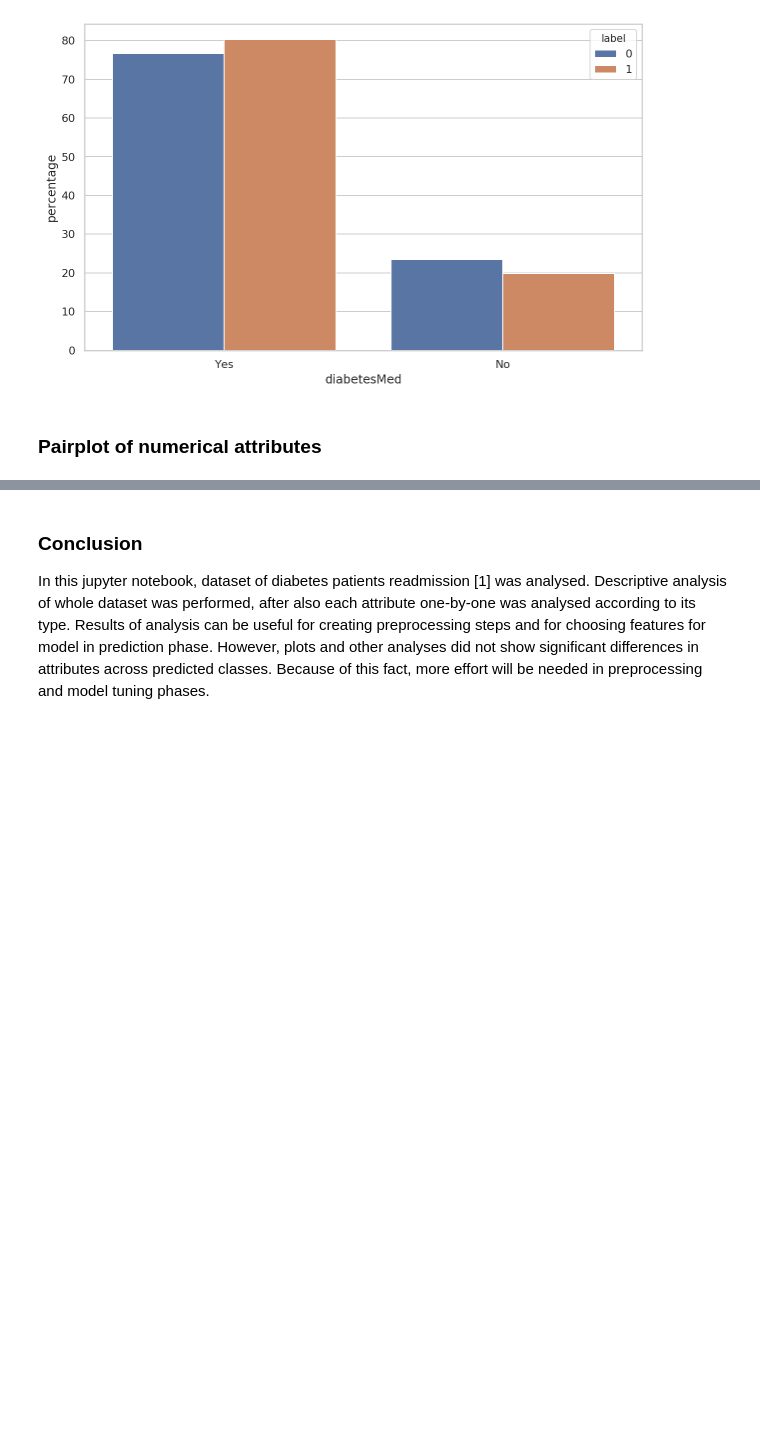
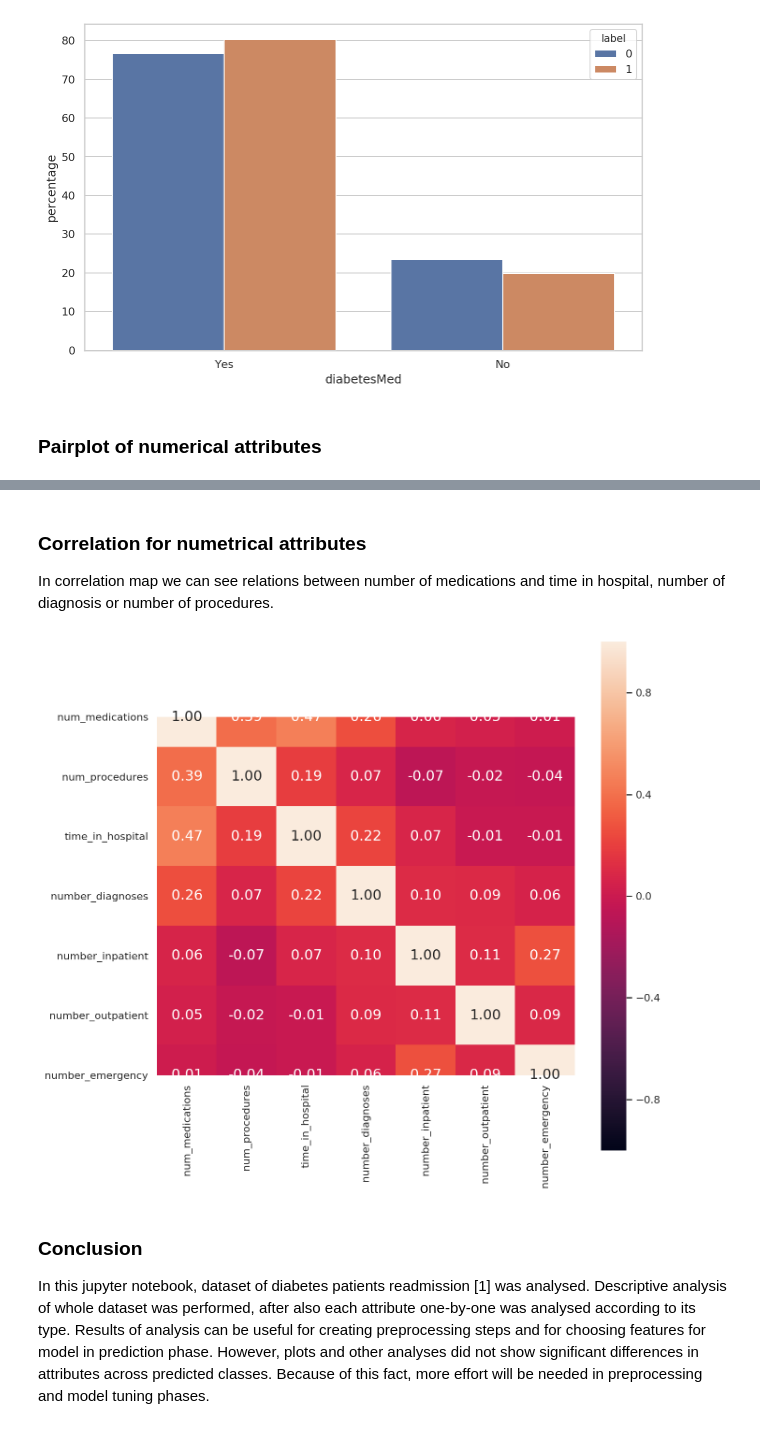
Before and after one commit to pmacinec/diabetes-patients-readmissions-prediction, a Jupyter notebook: notebooks/0_data_analysis.ipynb, the cells around one changed output, grey strips where cells are left out. Saved outputs shown, nothing was run; the diff lists cells and outputs as text; code cells hidden in the pictures; blank space fills up the shorter version.

```diff
--- a/notebooks/0_data_analysis.ipynb
+++ b/notebooks/0_data_analysis.ipynb
@@ -723,3 +735,12 @@ sns.pairplot(df, vars=columns, hue="label")
+# %% [markdown]
+### Correlation for numetrical attributes
+
+In correlation map we can see relations between number of medications and time in hospital, number of diagnosis or number of procedures.
+# %%
+fig, ax = plt.subplots(figsize=(10,10))
+sns.heatmap(df[columns].corr(), annot=True, fmt=".2f", vmin=-1.0, vmax=1.0, square=True);
+# %% [output]
+[figure, added]
 # %% [markdown]
 ### Conclusion
 
```
Also changed, not shown: parts of 11 cells of this notebook.
